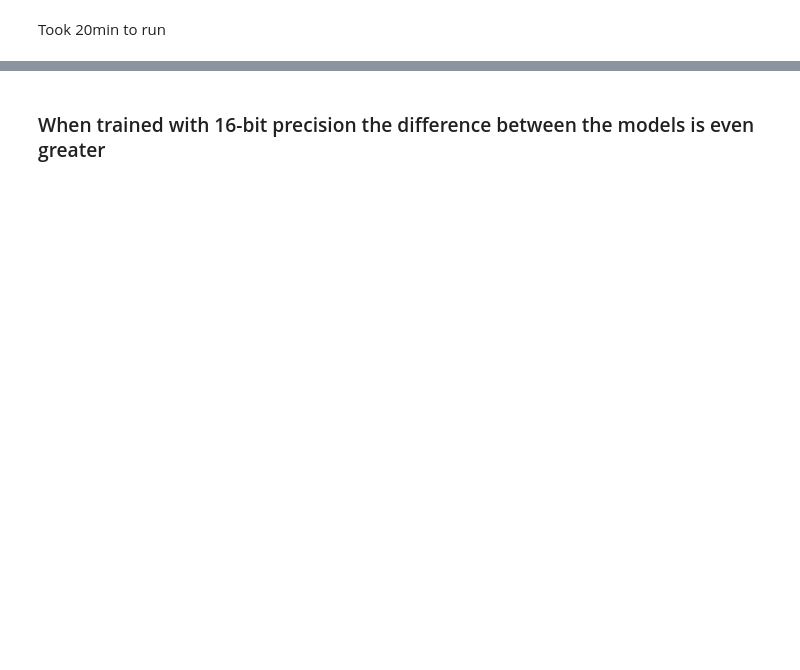
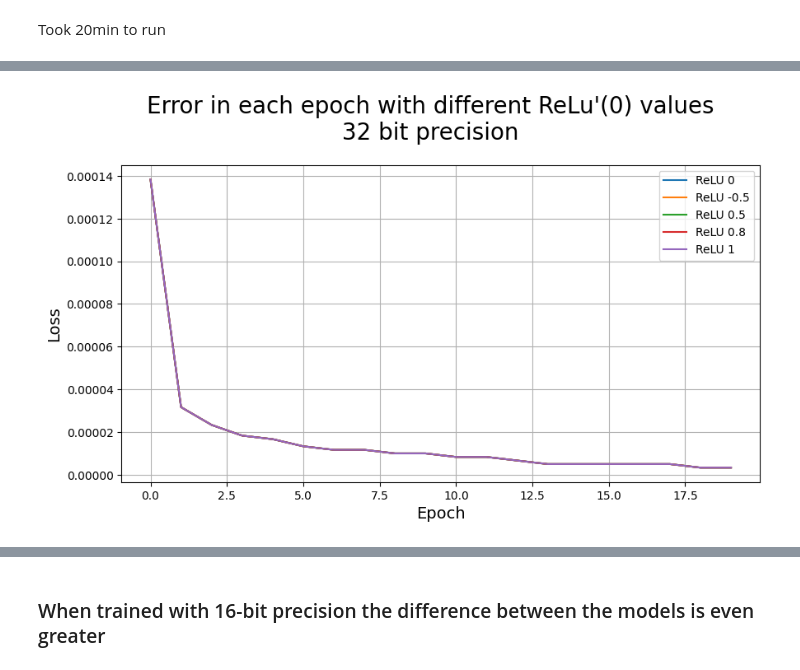
Before and after one commit to CS-433/ml-project-2-ristrettolearning-2, a Jupyter notebook: notebooks/convolutional_experiment.ipynb, the cells around one changed output, grey strips where cells are left out. Saved outputs shown, nothing was run; the diff lists cells and outputs as text; code cells hidden in the pictures; blank space fills up the shorter version.

```diff
--- a/notebooks/convolutional_experiment.ipynb
+++ b/notebooks/convolutional_experiment.ipynb
@@ -110,18 +142,20 @@ plt.title("Difference in weight sum between models with different ReLU threshold
 # %%
 loss_32 = get_epoch_train(metrics_32, epochs=epochs, batch_size=128)
 
 fig = plt.figure(figsize=(10,5))
 plt.plot(loss_32[1], label='ReLU 0')
-plt.plot(loss_32[2], label='ReLU 1')
-plt.plot(loss_32[3], label='ReLU 2')
-plt.plot(loss_32[4], label='ReLU 4')
-plt.plot(loss_32[5], label='ReLU 8')
+plt.plot(loss_32[2], label='ReLU -0.5')
+plt.plot(loss_32[3], label='ReLU 0.5')
+plt.plot(loss_32[4], label='ReLU 0.8')
+plt.plot(loss_32[5], label='ReLU 1')
 plt.ylabel('Loss', fontsize=14)
 plt.xlabel('Epoch', fontsize=14)
 plt.suptitle("Error in each epoch with different ReLu'(0) values\n 32 bit precision ", fontsize=20, y=1.05)
 plt.legend()
 plt.grid()
 plt.show()
+# %% [output]
+[figure, added]
 # %%
 model32_epoch = get_epoch_val(metrics_32, epochs=epochs, batch_size=128)
 # %%
```
Also changed, not shown: parts of 13 cells of this notebook, 1 other file.
